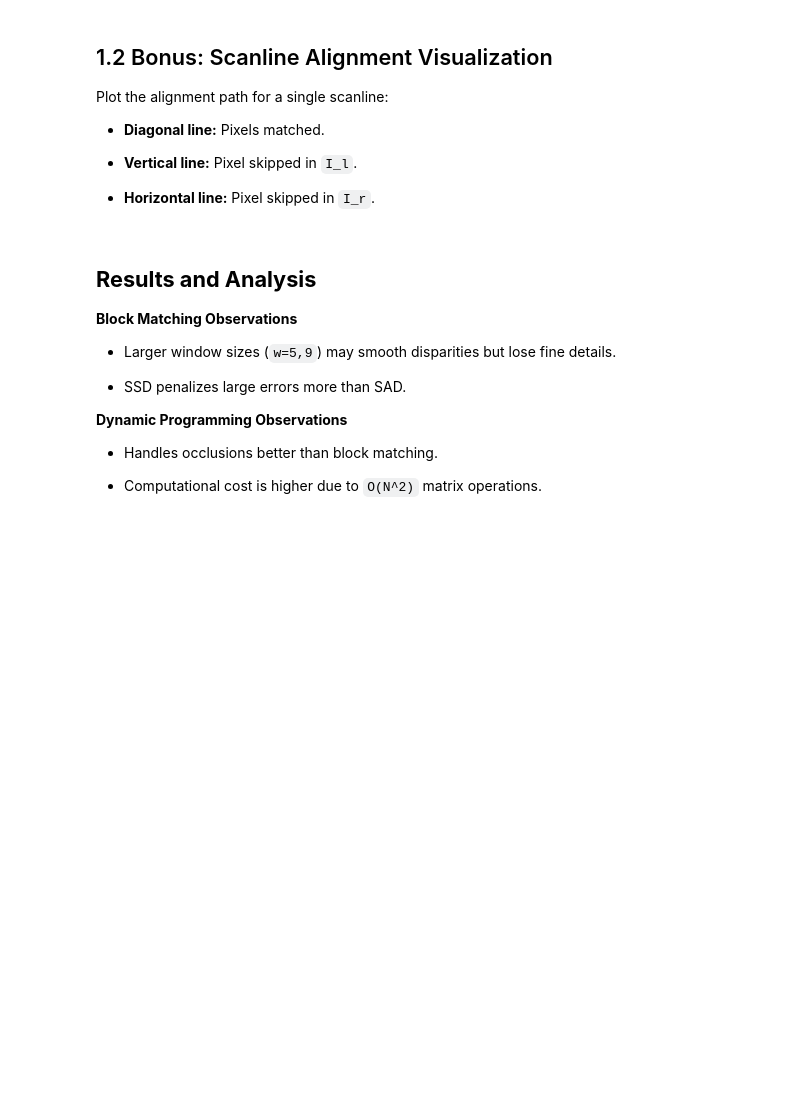
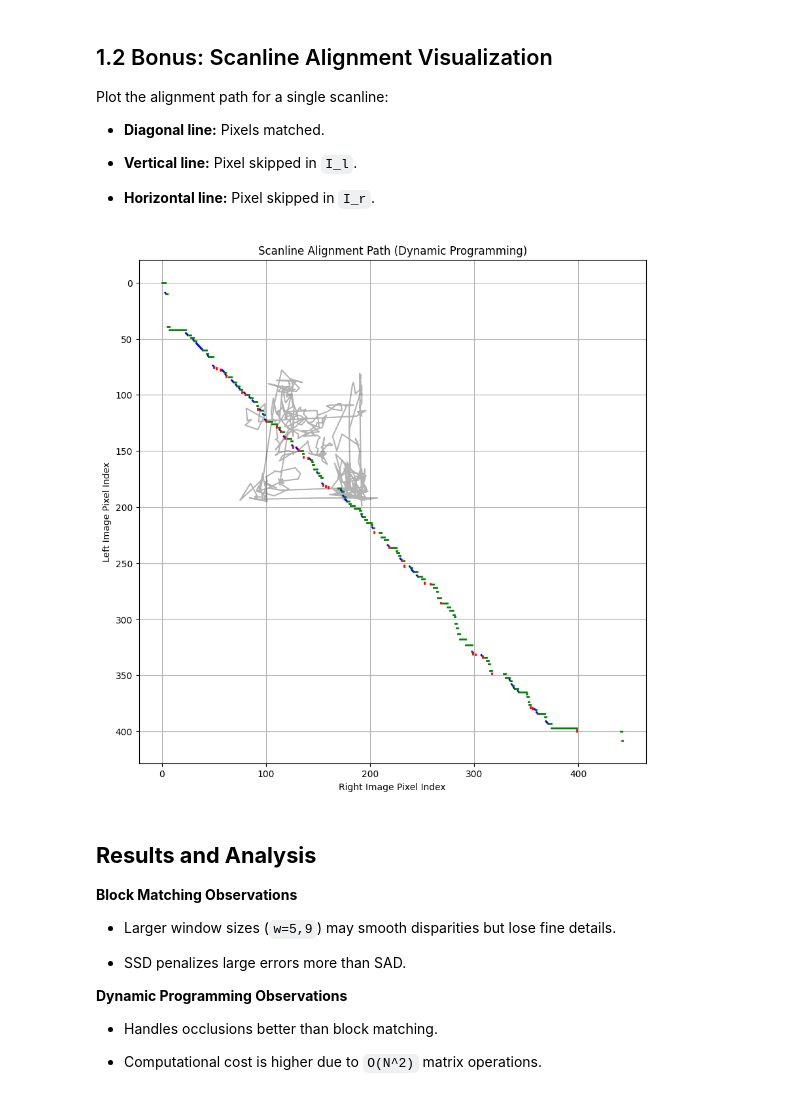
Before and after one commit to R4DIOAKTIV/Stereo-Vision, a Jupyter notebook: main.ipynb, the cells around one changed output. Drawn from its saved outputs; the diff is of its cells as text; code cells hidden in the pictures; blank space fills up the shorter version.

```diff
--- a/main.ipynb
+++ b/main.ipynb
@@ -140,6 +212,38 @@ Plot the alignment path for a single scanline:
 * **Vertical line:** Pixel skipped in `I_l`.
 
 * **Horizontal line:** Pixel skipped in `I_r`.
+# %%
+def plot_alignment(path, left_line, right_line):
+    plt.figure(figsize=(10, 10))
+    plt.plot(right_line, left_line, 'k-', alpha=0.3)  # Reference line
+
+    x, y = 0, 0
+    for i, j in path:
+        if i == x + 1 and j == y + 1:
+            plt.plot([y, j], [x, i], 'b-', linewidth=2)  # Diagonal (match)
+        elif i == x + 1:
+            plt.plot([y, y], [x, i], 'r-', linewidth=2)  # Vertical (skip left)
+        else:
+            plt.plot([y, j], [x, x], 'g-', linewidth=2)  # Horizontal (skip right)
+        x, y = i, j
+
+    plt.title("Scanline Alignment Path (Dynamic Programming)")
+    plt.xlabel("Right Image Pixel Index")
+    plt.ylabel("Left Image Pixel Index")
+    plt.gca().invert_yaxis()  # Match assignment's convention
+    plt.grid()
+    plt.show()
+# %%
+scanline_idx = 100  # Choose a representative row (e.g., middle)
+left_line = left[scanline_idx, :]
+right_line = right[scanline_idx, :]
+
+D = dynamic_programming(left_line, right_line)
+path, _ = backtrack(D, left_line, right_line)
+
+plot_alignment(path, left_line, right_line)
+# %% [output]
+[figure, added]
 # %% [markdown]
 ## **Results and Analysis**
 **Block Matching Observations**
```
Also changed, not shown: parts of 6 cells of this notebook.
